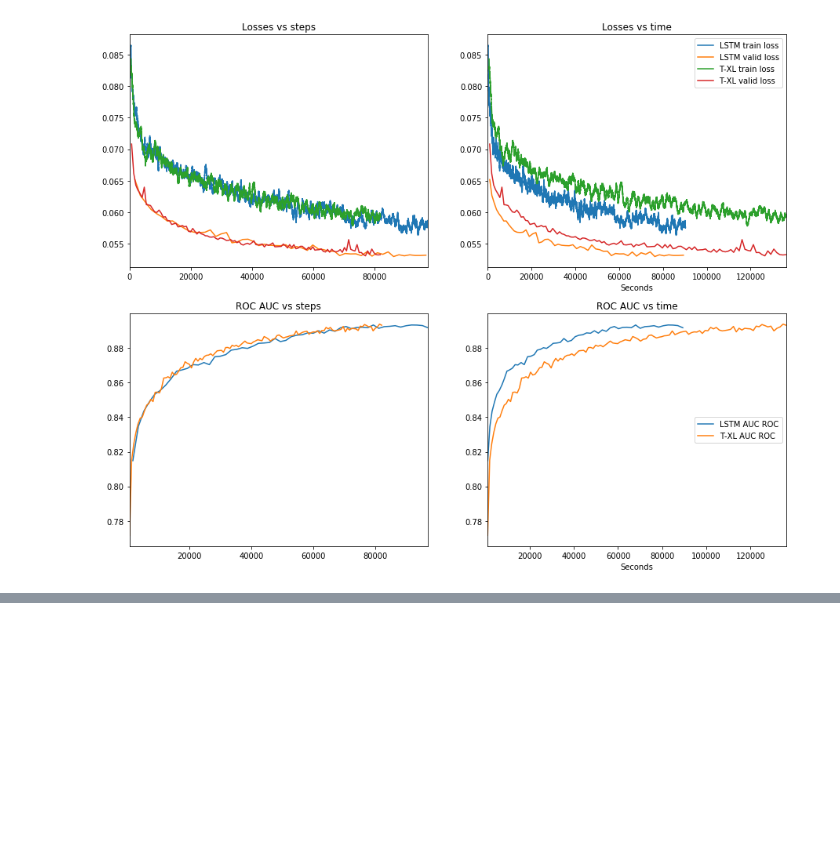
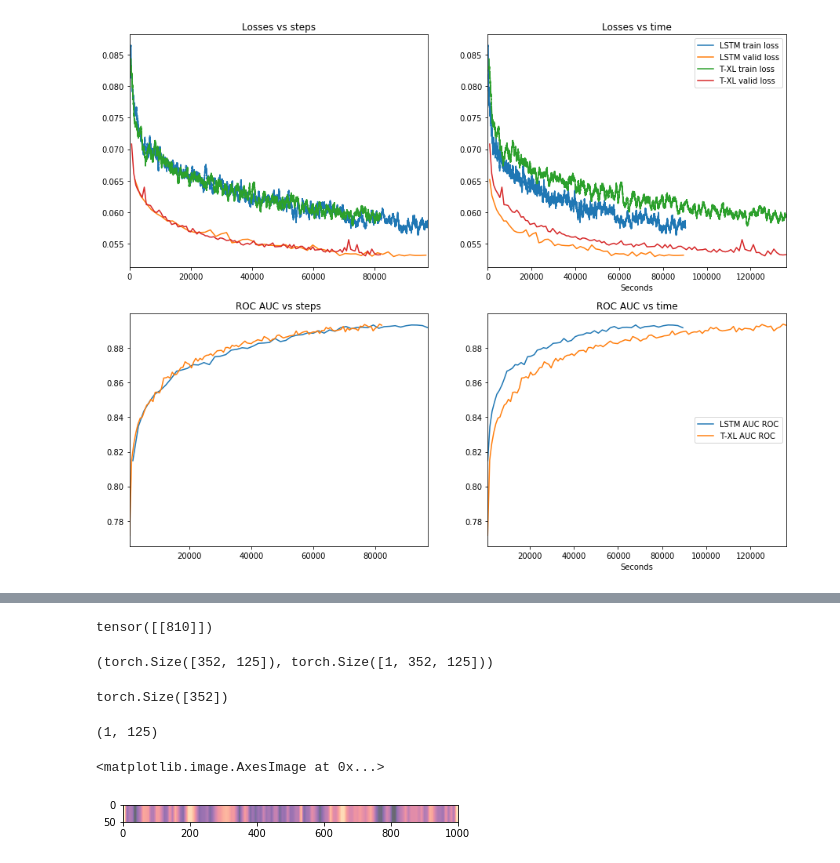
Before and after one commit to Rvbens/non-coding-DNA-classifier, a Jupyter notebook: notebooks/5. Evaluation.ipynb, the cells around one changed output, grey strips where cells are left out. Cells and saved outputs as stored; diff of their text form; code cells hidden in the pictures; blank space fills up the shorter version.

Commit message:
Add Grad-CAM

```diff
--- a/notebooks/5. Evaluation.ipynb
+++ b/notebooks/5. Evaluation.ipynb
@@ -73,0 +143,5 @@ Text(0.5, 1.0, 'ROC AUC vs time')
+# %%
+_, i = y_pred.topk(1)
+i
+# %% [output]
+tensor([[810]])
@@ -73,0 +150,21 @@ Text(0.5, 1.0, 'ROC AUC vs time')
+# %%
+saved_acts[0].shape, saves_grads[0].shape
+# %% [output]
+(torch.Size([352, 125]), torch.Size([1, 352, 125]))
+# %%
+alpha_c = saves_grads[0][0].mean(1)
+alpha_c.shape
+# %% [output]
+torch.Size([352])
+# %%
+grad_cam = F.relu((alpha_c[:,None]*saved_acts[0]).sum(0,keepdim=True)).detach().numpy()
+grad_cam.shape
+# %% [output]
+(1, 125)
+# %%
+_, ax = plt.subplots()
+# funcion convertir secuencia en bases
+ax.imshow(grad_cam,alpha=0.6, extent=(0,1000,50,0),interpolation='bilinear',cmap='magma')
+# %% [output]
+<matplotlib.image.AxesImage at 0x...>
+[figure, added]
```
Also changed, not shown: parts of 12 cells of this notebook, 5 other files.
